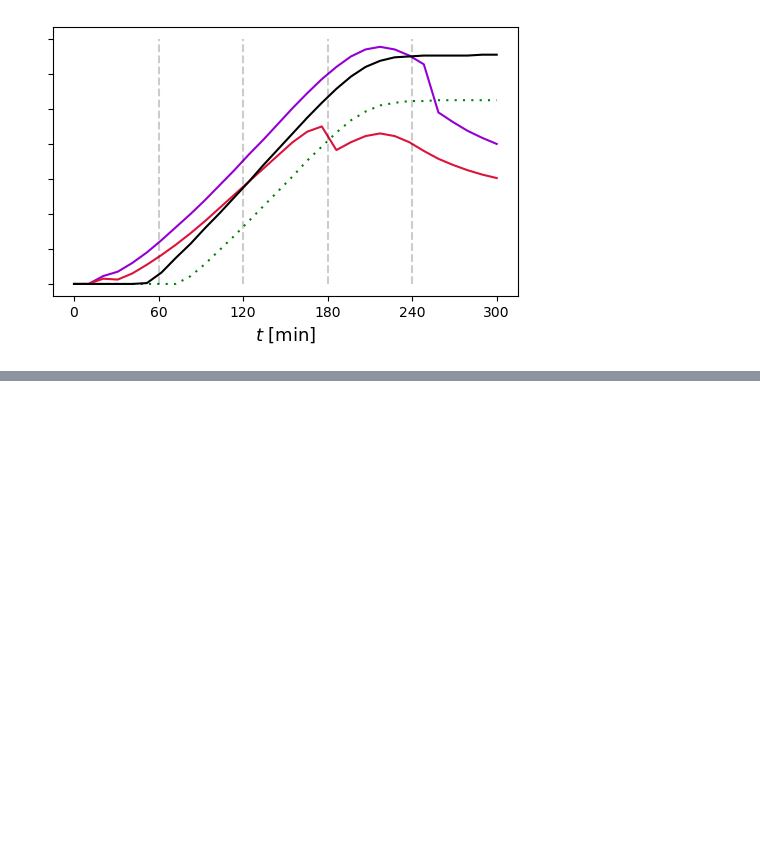
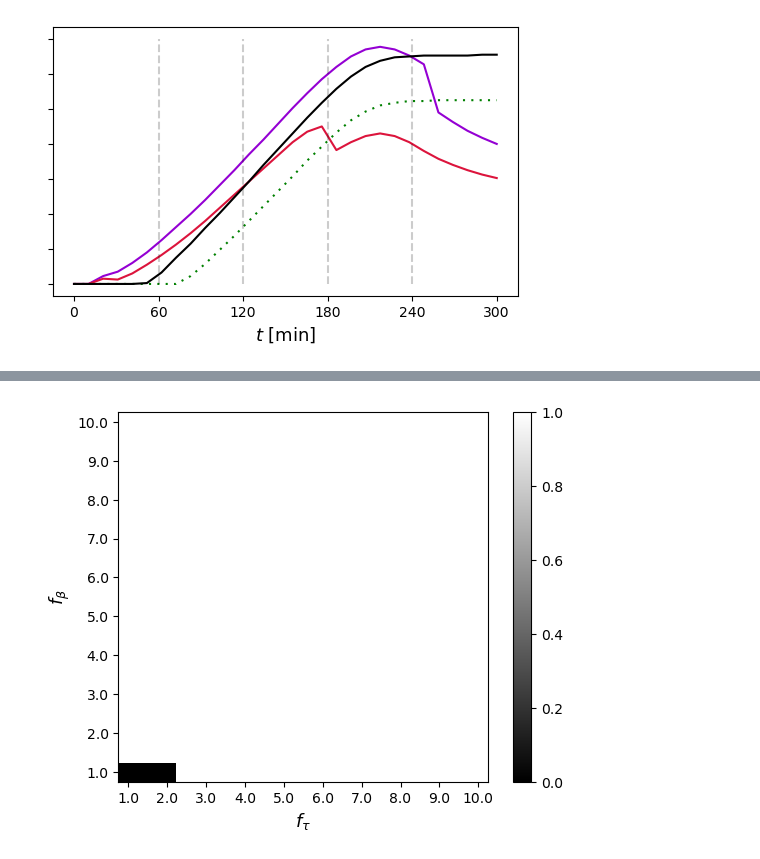
Before and after one commit to UlrikHvid/Competitive-advantages-of-T-even-phage-lysis-inhibition-in-response-to-secondary-infection, a Jupyter notebook: Figs_2-4+S1.ipynb, the cells around one changed output, grey strips where cells are left out. Cells and saved outputs as stored; diff of their text form; code cells hidden in the pictures; blank space fills up the shorter version.

```diff
--- a/Figs_2-4+S1.ipynb
+++ b/Figs_2-4+S1.ipynb
@@ -352,0 +354,12 @@ plt.show()
+# %%
+#To draw contourline between area where r-mutant dominates and where WT dominates
+binary = np.where(ratarrcomp2 > 1,1,0)
+plt.imshow(binary,origin="lower",cmap="gray")
+plt.colorbar()
+plt.xticks(np.arange(20,step=2), ftauarr[::2])
+plt.yticks(np.arange(20,step=2), fbetaarr[::2])
+plt.xlabel(r"$f_{\tau}$",fontsize= "13")
+plt.ylabel(r"$f_{\beta}$",fontsize= "13")
+plt.show()
+# %% [output]
+[figure, added]
```
Also changed, not shown: parts of 12 cells of this notebook.
